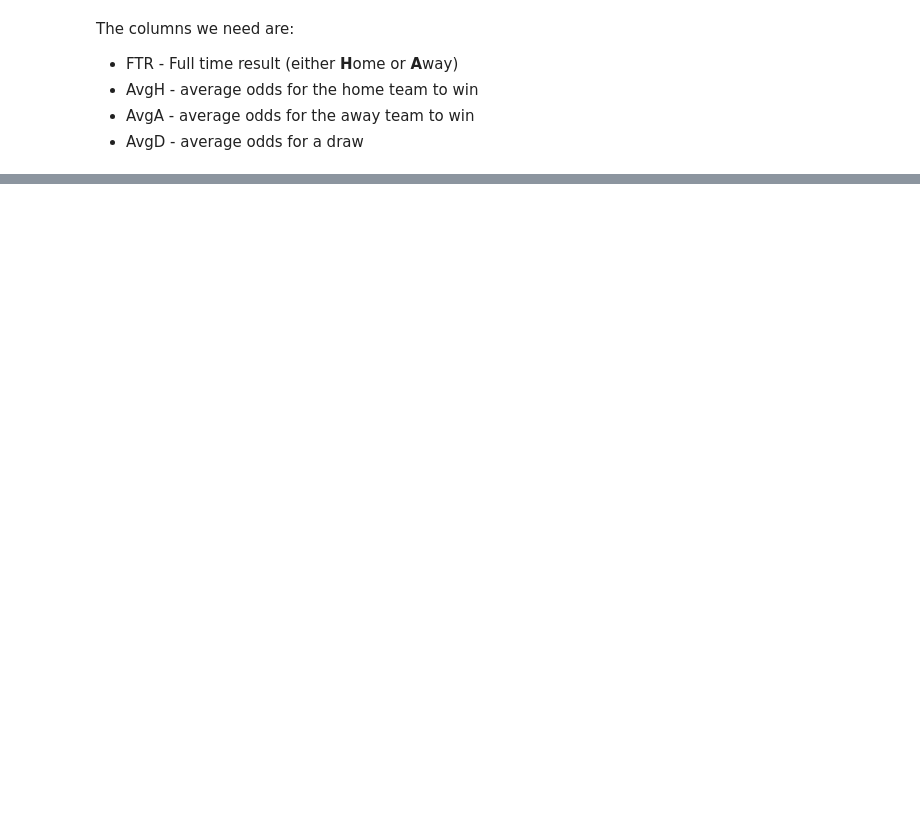
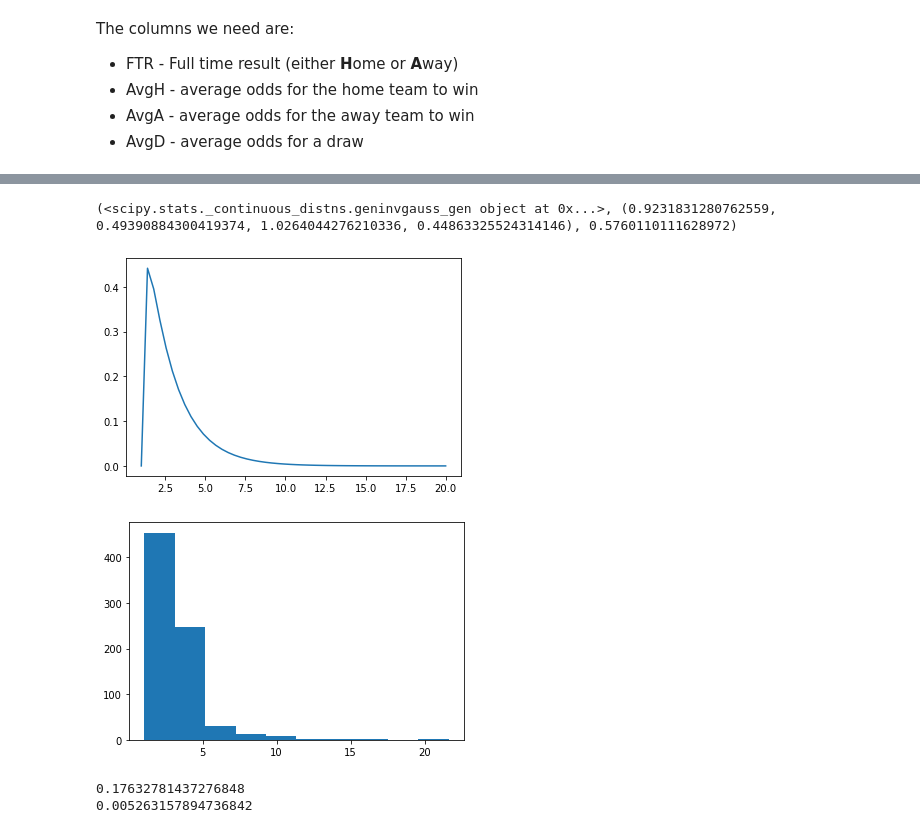
Before and after one commit to nerrma/betting-backtest, a Jupyter notebook: kelly_backtest.ipynb, the cells around one changed output, grey strips where cells are left out. Cells and saved outputs as stored; diff of their text form; code cells hidden in the pictures; blank space fills up the shorter version.

```diff
--- a/kelly_backtest.ipynb
+++ b/kelly_backtest.ipynb
@@ -43,0 +51,27 @@ _ = scipy.stats.probplot(ideal_odds, plot=plt)
+# %%
+def approximate_distribution(data, bins=300):
+
+    y, x = np.histogram(data, bins=bins, density=True)
+    x = (x + np.roll(x, -1))[:-1] / 2.0
+
+    res = []
+
+    dist_names = [d for d in _distn_names if not d in ['levy_stable', 'studentized_range']]
+    for i in dist_names:
+        dist = getattr(scipy.stats, i)
+
+        try:
+            params = dist.fit(data)
+
+            arg = params[:-2]
+            loc = params[-2]
+            scale = params[-1]
+
+            pdf = dist.pdf(x, loc=loc, scale=scale, *arg)
+            sse = np.sum(np.power(y-pdf, 2))
+
+            res.append((dist, params, sse))
+        except:
+            pass
+
+    return sorted(res, key=lambda x:x[2])
@@ -43,0 +82,22 @@ _ = scipy.stats.probplot(ideal_odds, plot=plt)
+# %%
+r = res[0]
+print(r)
+dist = r[0](*r[1])
+
+x = np.linspace(1, 20)
+
+plt.plot(x, dist.pdf(x))
+plt.show()
+
+plt.hist(ideal_odds)
+plt.show()
+
+test_odd = 1.1
+print(dist.pdf(test_odd))
+print(scipy.stats.percentileofscore(ideal_odds, test_odd)/100)
+# %% [output]
+(<scipy.stats._continuous_distns.geninvgauss_gen object at 0x...>, (0.9231831280762559, 0.49390884300419374, 1.0264044276210336, 0.44863325524314146), 0.5760110111628972)
+[figure, added]
+[figure, added]
+0.17632781437276848
+0.005263157894736842
```
Also changed, not shown: parts of 19 cells of this notebook.
